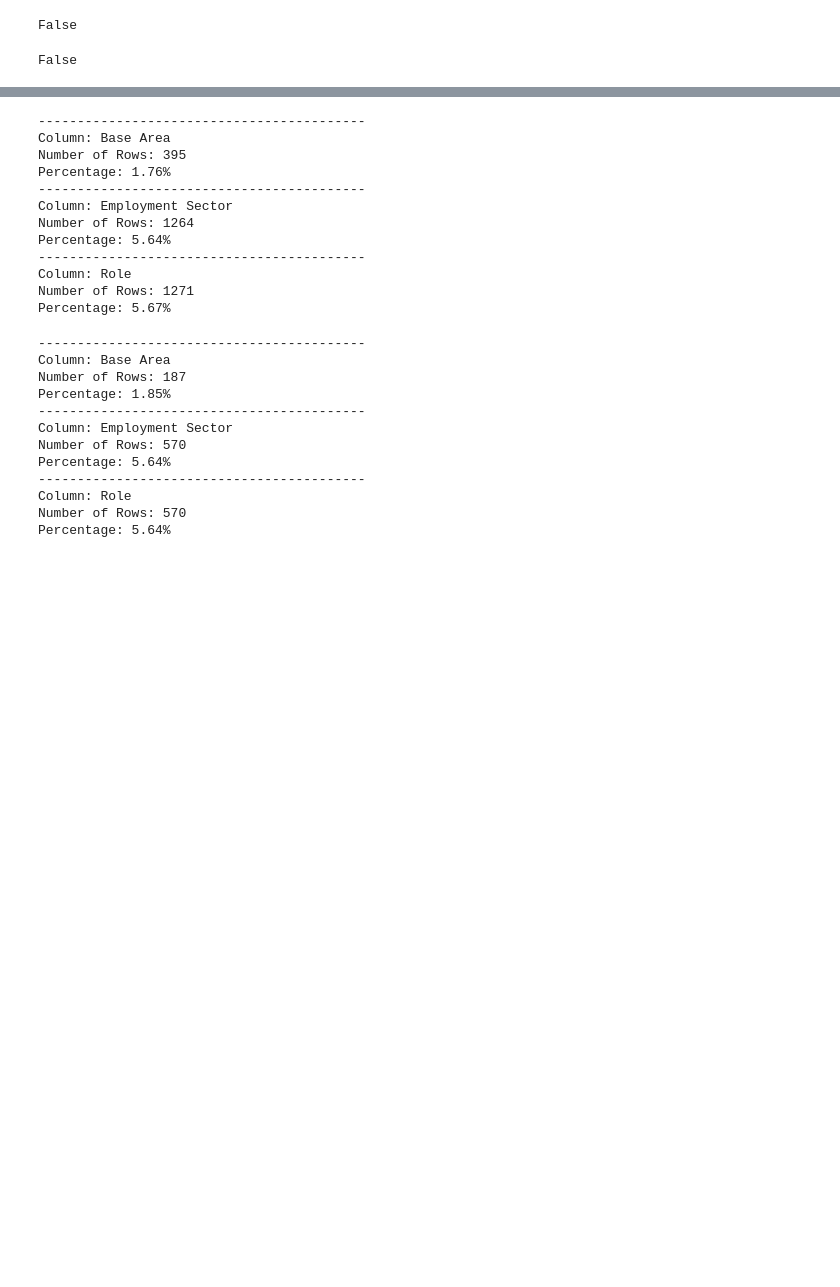
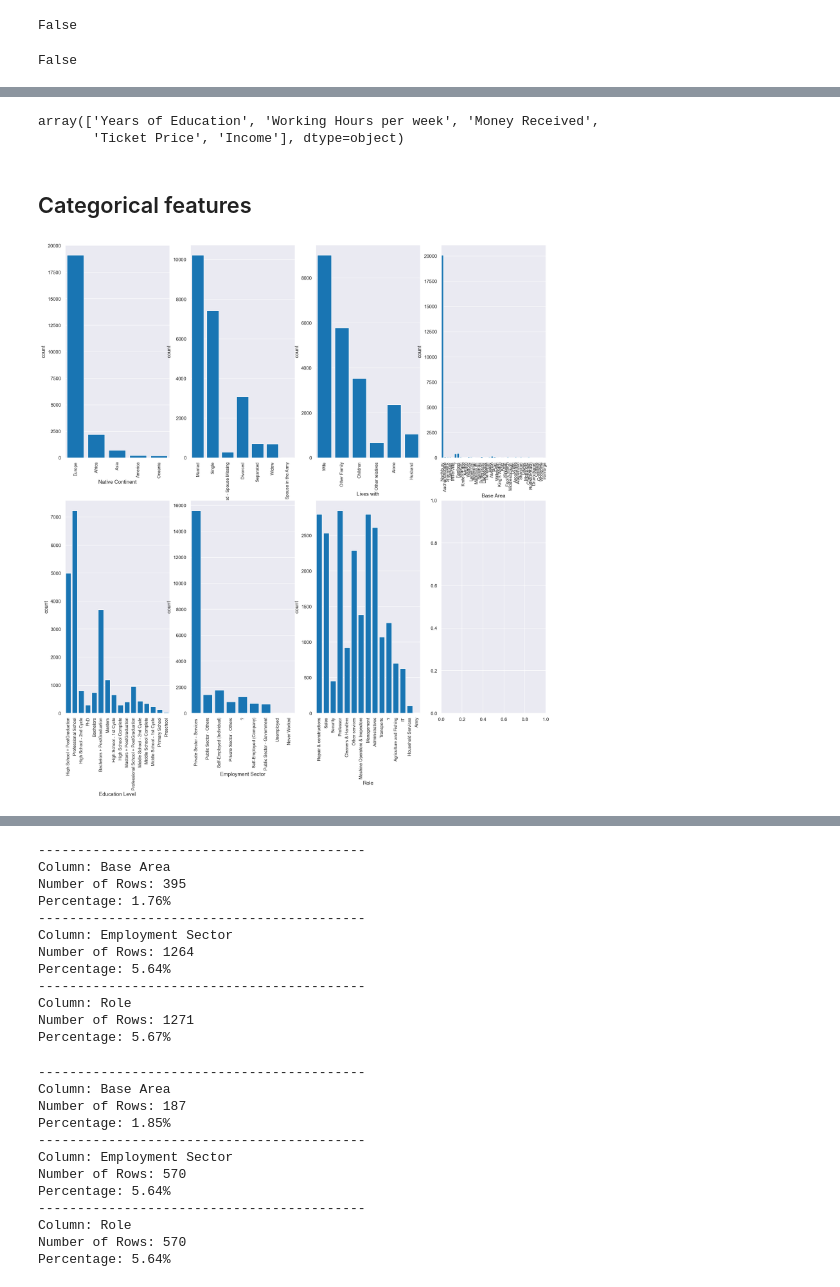
Before and after one commit to johnruiz24/ML_Project, a Jupyter notebook: ML Project 3 datasets.ipynb, the cells around one changed output, grey strips where cells are left out. Drawn from its saved outputs; the diff is of its cells as text; code cells hidden in the pictures; blank space fills up the shorter version.

```diff
--- a/ML Project 3 datasets.ipynb
+++ b/ML Project 3 datasets.ipynb
@@ -76,0 +70,2 @@ train.head()
+# %%
+train_check = train.copy()
@@ -148,0 +137,4 @@ False
+# %%
+train_check.drop(['Name','Birthday','CITIZEN_ID'],axis=1,inplace=True) # high cardinality
+# %%
+non_metric_features = train_check.select_dtypes(include=['object']).columns.values
@@ -148,0 +143,27 @@ False
+# %%
+metric_features
+# %% [output]
+array(['Years of Education', 'Working Hours per week', 'Money Received',
+       'Ticket Price', 'Income'], dtype=object)
+# %% [markdown]
+## Categorical features
+# %%
+# All Non-Metric Variables' Absolute Frequencies
+sns.set()
+
+# Prepare figure. Create individual axes where each bar plot will be placed
+fig, axes = plt.subplots(2, ceil(len(non_metric_features) / 2), figsize=(20, 20))
+
+# Plot data
+# Iterate across axes objects and associate each bar plot (hint: use the ax argument):
+for ax, feat in zip(axes.flatten(), non_metric_features): # Notice the zip() function and flatten() method
+    ax = sns.countplot(train_check[feat], ax=ax, color='#007acc')#
+    ax.set_xticklabels(ax.get_xticklabels(),rotation=90)
+    ax.tick_params(axis='x', labelsize=10)
+
+#title = "Categorical/Low Cardinality Variables' Absolute Frequencies"
+#plt.suptitle(title)
+
+plt.show()
+# %% [output]
+[figure, added]
```
Also changed, not shown: parts of 114 cells of this notebook.
